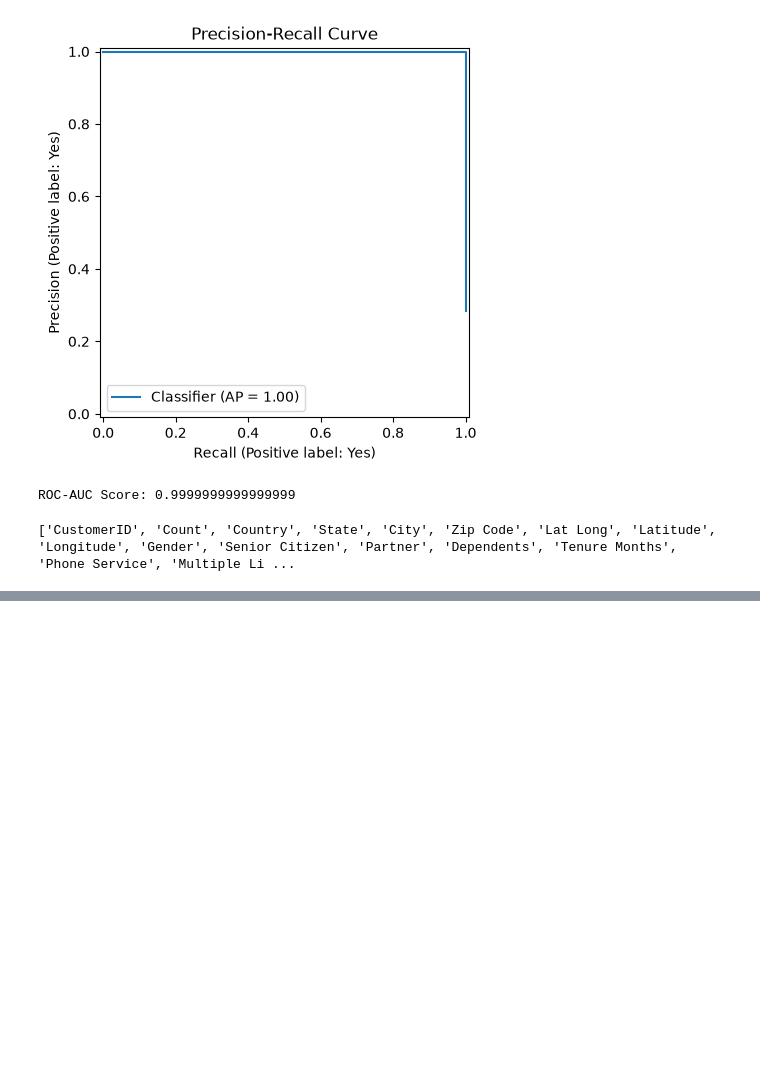
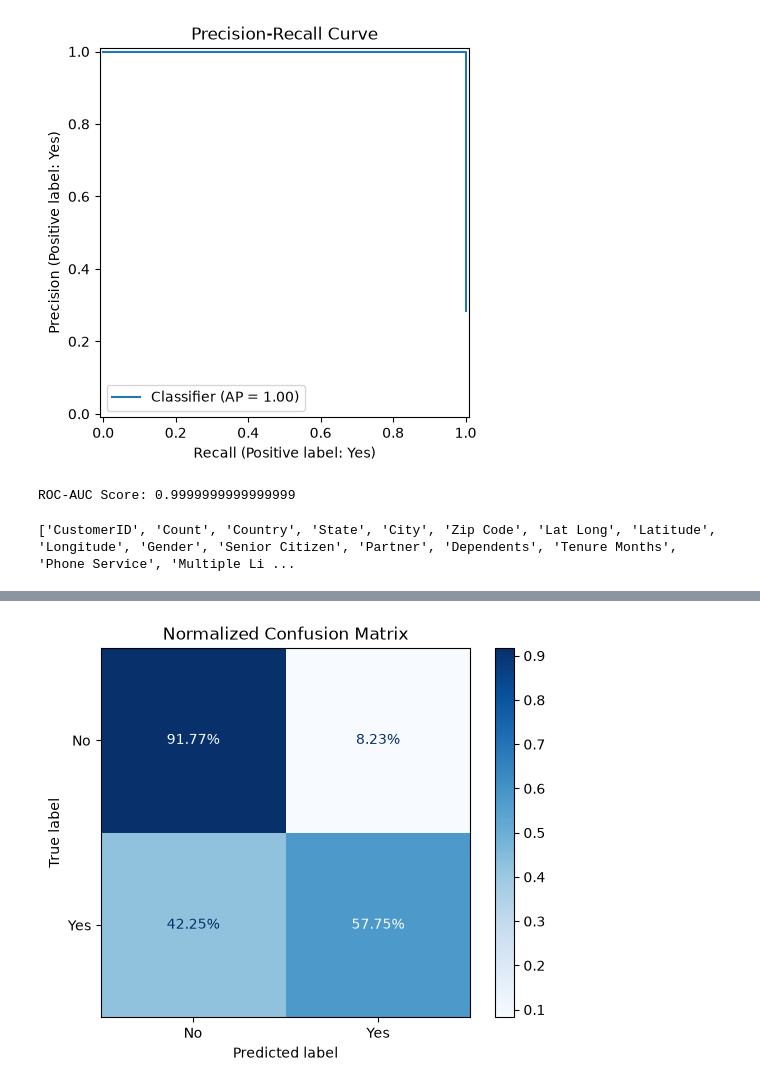
Before and after one commit to ABABUOTURI/customer-churn-prediction, a Jupyter notebook: notebooks/datacleaning.ipynb, the cells around one changed output, grey strips where cells are left out. Cells and saved outputs as stored; diff of their text form; code cells hidden in the pictures; blank space fills up the shorter version.

Commit message:
Step 19: normalized confusion matrix on corrected model

```diff
--- a/notebooks/datacleaning.ipynb
+++ b/notebooks/datacleaning.ipynb
@@ -297,3 +297,14 @@ non_predictive_cols = ['CustomerID', 'Count', 'Country', 'State', 'City',
 # Drop target, leaky columns, and non-predictive columns from features
 X = df.drop(columns=['Churn Label'] + leaky_cols + non_predictive_cols)
 y = df['Churn Label']   # keep the single true target
+# %%
+X = pd.get_dummies(X, drop_first=True)   # re-encode remaining categorical features
+
+X_train, X_test, y_train, y_test = train_test_split(X, y, test_size=0.2, random_state=42)
+
+model = RandomForestClassifier(random_state=42)
+model.fit(X_train, y_train)
+
+y_proba = model.predict_proba(X_test)[:, list(model.classes_).index('Yes')]
+roc_auc = roc_auc_score(y_test.map({'No': 0, 'Yes': 1}), y_proba)
+print("ROC-AUC Score:", roc_auc)   # should now land somewhere realistic, ~0.80-0.90
@@ -299,0 +334,14 @@ y = df['Churn Label']   # keep the single true target
+# %%
+#Normalized confusion matrix
+
+from sklearn.metrics import confusion_matrix, ConfusionMatrixDisplay  # import tools to build and display a confusion matrix
+
+y_pred = model.predict(X_test)                                    # generate class predictions ('No'/'Yes') for the test set
+
+cm = confusion_matrix(y_test, y_pred, normalize='true', labels=['No', 'Yes'])  # compute matrix as row-wise percentages, in fixed label order
+disp = ConfusionMatrixDisplay(confusion_matrix=cm, display_labels=['No', 'Yes'])  # prepare the matrix for plotting with clear labels
+disp.plot(cmap='Blues', values_format='.2%')                       # plot the matrix in blue shades, values shown as percentages
+plt.title('Normalized Confusion Matrix')                           # add a title to the plot
+plt.show()                                                          # render the plot
+# %% [output]
+[figure, added]
```
Also changed, not shown: parts of 2 cells of this notebook.
